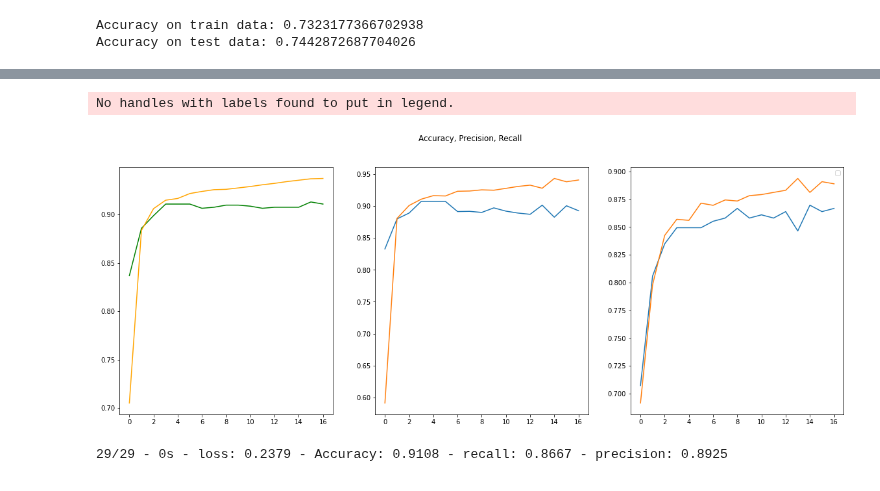
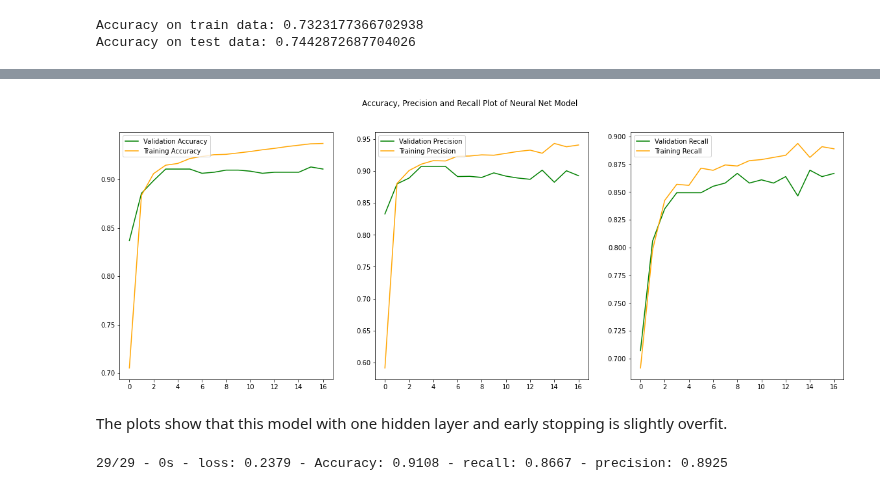
Before and after one commit to creigsantiago/GA-Project-5, a Jupyter notebook: Modeling_NaiveBayes_NeuralNets.ipynb, the cells around one changed output, grey strips where cells are left out. Cells and saved outputs as stored; diff of their text form; code cells hidden in the pictures.

```diff
--- a/Modeling_NaiveBayes_NeuralNets.ipynb
+++ b/Modeling_NaiveBayes_NeuralNets.ipynb
@@ -120,6 +130,6 @@ X_train_sc = sc.fit_transform(X_train)
 X_test_sc = sc.transform(X_test)
 # %%
 # create model with one hidden layer
-model = Sequential()
-model.add(Dense(32, input_shape=(X_train_sc.shape[1],), activation='relu'))
-model.add(Dense(1, activation='sigmoid'))
+model_nn1 = Sequential()
+model_nn1.add(Dense(32, input_shape=(X_train_sc.shape[1],), activation='relu'))
+model_nn1.add(Dense(1, activation='sigmoid'))
@@ -126,4 +151,4 @@ model.add(Dense(1, activation='sigmoid'))
 # %%
 # Compile it
-model.compile(loss='bce', optimizer='adam', metrics=['Accuracy', Recall(), 'Precision'])
+model_nn1.compile(loss='bce', optimizer='adam', metrics=['Accuracy', 'Recall', 'Precision'])
 # %%
@@ -130,12 +156,12 @@ model.compile(loss='bce', optimizer='adam', metrics=['Accuracy', Recall(), 'Prec
 early_stop = EarlyStopping(monitor='val_loss', patience=5, verbose=1)
 # %%
 # fit model
-history = model.fit(
+history = model_nn1.fit(
     X_train_sc, y_train,
     validation_data=(X_test_sc, y_test),
     epochs=100,
     callbacks=[early_stop],
-    verbose=0,
+    verbose=2,
     batch_size=32
 )
 # %% [output]
@@ -179,14 +196,24 @@ plt.legend();
 # %%
+# subplots of accuracy, precision and recall
 fig, (ax1, ax2, ax3) = plt.subplots(nrows = 1, ncols=3, figsize = (20, 7))
-fig.suptitle('Accuracy, Precision, Recall')
+fig.suptitle('Accuracy, Precision and Recall Plot of Neural Net Model')
+
+# axis 1
 ax1.plot(history_df['val_Accuracy'], label='Validation Accuracy', color='green')
 ax1.plot(history_df['Accuracy'], label='Training Accuracy', color='orange')
-ax2.plot(history_df['val_precision'])
-ax2.plot(history_df['precision'])
-ax3.plot(history_df['val_recall'])
-ax3.plot(history_df['recall'])
+ax1.legend(loc="upper left")
+# axis 2
+ax2.plot(history_df['val_precision'], label='Validation Precision', color='green')
+ax2.plot(history_df['precision'], label='Training Precision', color='orange')
+ax2.legend(loc="upper left")
+#axis3
+ax3.plot(history_df['val_recall'], label='Validation Recall', color='green')
+ax3.plot(history_df['recall'], label='Training Recall', color='orange')
+ax3.legend(loc="upper right")
+
 plt.legend();
 # %% [output]
-No handles with labels found to put in legend.
-[figure, old version]
+[figure, new version]
+# %% [markdown]
+The plots show that this model with one hidden layer and early stopping is slightly overfit.
 # %%
```
Also changed, not shown: parts of 95 cells of this notebook, 1 other file.
